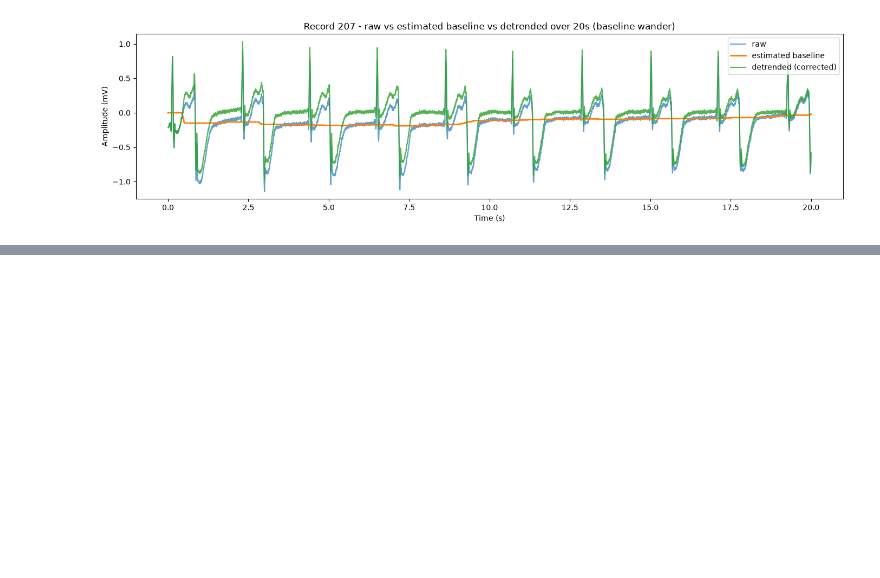
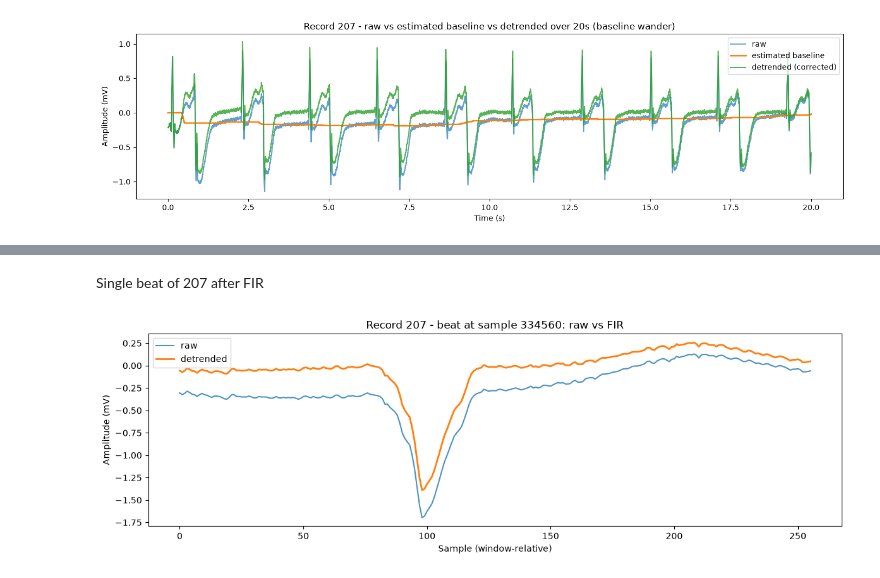
Before and after one commit to matejvu/VAE-Interpretability, a Jupyter notebook: notebooks/data.ipynb, the cells around one changed output, grey strips where cells are left out. Drawn from its saved outputs; the diff is of its cells as text; code cells hidden in the pictures; blank space fills up the shorter version.

Commit message:
Fix FIR logic and add one beat sanity check

```diff
--- a/notebooks/data.ipynb
+++ b/notebooks/data.ipynb
@@ -176,0 +196,22 @@ for record_id in records:
+# %% [markdown]
+Single beat of 207 after FIR
+# %%
+record_id = "207"  # Example record to inspect
+record_noisy = wfdb.rdrecord(str(DATA_DIR / record_id))
+ann_noisy = wfdb.rdann(str(DATA_DIR / record_id), "atr")
+
+raw_signal = record_noisy.p_signal[:, 0]
+
+filtered_signal = remove_baseline_wander_fir(raw_signal, fs=record_noisy.fs)
+
+plt.figure(figsize=(12, 4))
+plt.plot(raw_signal[start:end], label="raw", alpha=0.8)
+plt.plot(filtered_signal[start:end], label="detrended", linewidth=2)
+plt.title(f"Record {record_id} - beat at sample {r_peak}: raw vs FIR")
+plt.xlabel("Sample (window-relative)")
+plt.ylabel("Amplitude (mV)")
+plt.legend()
+plt.tight_layout()
+plt.show()
+# %% [output]
+[figure, added]
```
Also changed, not shown: parts of 2 cells of this notebook.
